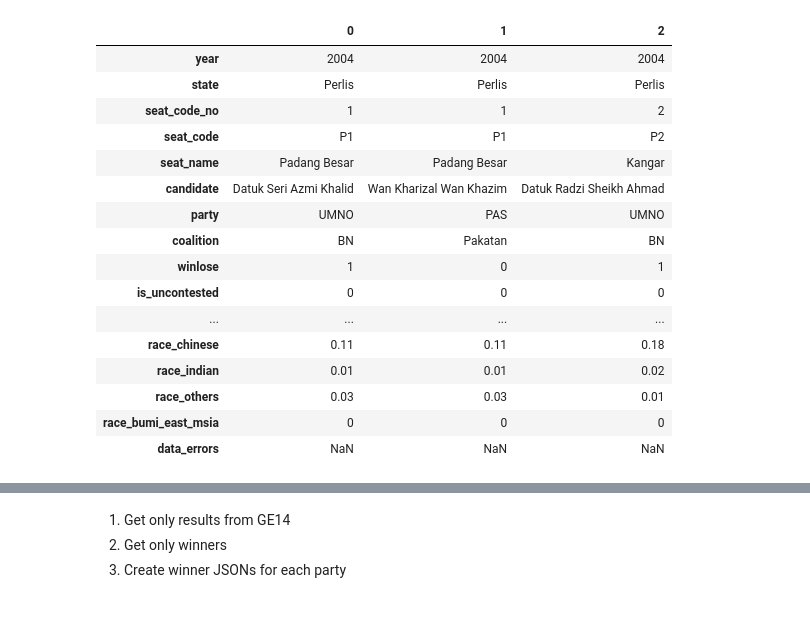
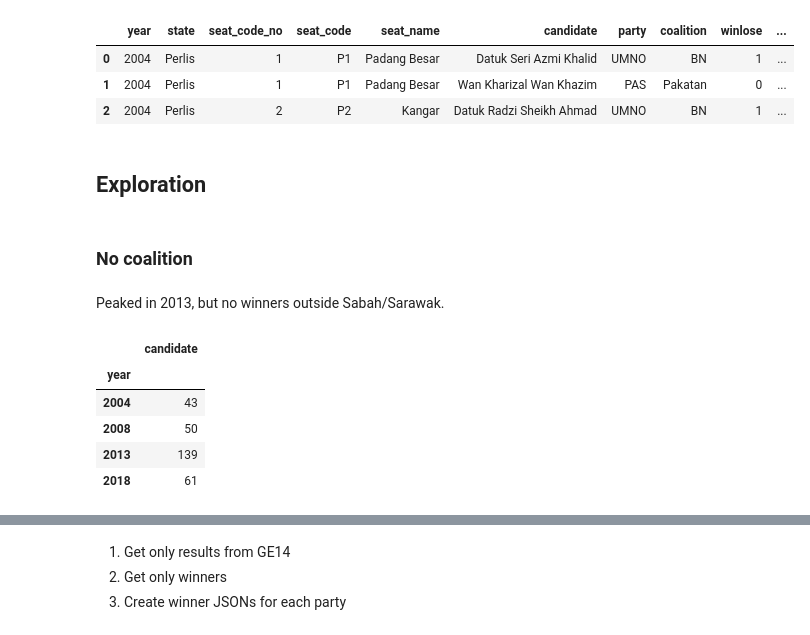
Before and after one commit to theianchan/ge14-map, a Jupyter notebook: explorer.ipynb, the cells around one changed output, grey strips where cells are left out. Saved outputs shown, nothing was run; the diff lists cells and outputs as text; code cells hidden in the pictures.

```diff
--- a/explorer.ipynb
+++ b/explorer.ipynb
@@ -11 +1,9 @@ import plotly.graph_objs as go
+# %%
+%matplotlib inline
+
+import numpy as np
+import pandas as pd
+
+pd.set_option('display.max_columns', 1000)
+pd.set_option('display.max_rows', 1000)
 # %%
@@ -13,20 +11,7 @@ ge = pd.read_csv("data/election-data-2004-2018.csv")
 # %%
-ge.head(3).T
+ge.head(3)
 # %% [output]
-|  | 0 | 1 | 2 |
-| year | 2004 | 2004 | 2004 |
-| state | Perlis | Perlis | Perlis |
-| seat_code_no | 1 | 1 | 2 |
-| seat_code | P1 | P1 | P2 |
-| seat_name | Padang Besar | Padang Besar | Kangar |
-| candidate | Datuk Seri Azmi Khalid | Wan Kharizal Wan Khazim | Datuk Radzi Sheikh Ahmad |
-| party | UMNO | PAS | UMNO |
-| coalition | BN | Pakatan | BN |
-| winlose | 1 | 0 | 1 |
-| is_uncontested | 0 | 0 | 0 |
-| ... | ... | ... | ... |
-| race_chinese | 0.11 | 0.11 | 0.18 |
-| race_indian | 0.01 | 0.01 | 0.02 |
-| race_others | 0.03 | 0.03 | 0.01 |
-| race_bumi_east_msia | 0 | 0 | 0 |
-| data_errors | NaN | NaN | NaN |
+|  | year | state | seat_code_no | seat_code | seat_name | candidate | party | coalition | winlose | ... |
+| 0 | 2004 | Perlis | 1 | P1 | Padang Besar | Datuk Seri Azmi Khalid | UMNO | BN | 1 | ... |
+| 1 | 2004 | Perlis | 1 | P1 | Padang Besar | Wan Kharizal Wan Khazim | PAS | Pakatan | 0 | ... |
+| 2 | 2004 | Perlis | 2 | P2 | Kangar | Datuk Radzi Sheikh Ahmad | UMNO | BN | 1 | ... |
@@ -32,0 +20,16 @@ ge.head(3).T
+# %% [markdown]
+## Exploration
+# %% [markdown]
+### No coalition
+# %% [markdown]
+Peaked in 2013, but no winners outside Sabah/Sarawak.
+# %%
+no_coalition = ge[ge["coalition"].isnull()]
+no_coalition.pivot_table(values="candidate", index="year", aggfunc="count")
+# %% [output]
+|  | candidate |
+| year |  |
+| 2004 | 43 |
+| 2008 | 50 |
+| 2013 | 139 |
+| 2018 | 61 |
```
Also changed, not shown: parts of 36 cells of this notebook, 5 other files.
